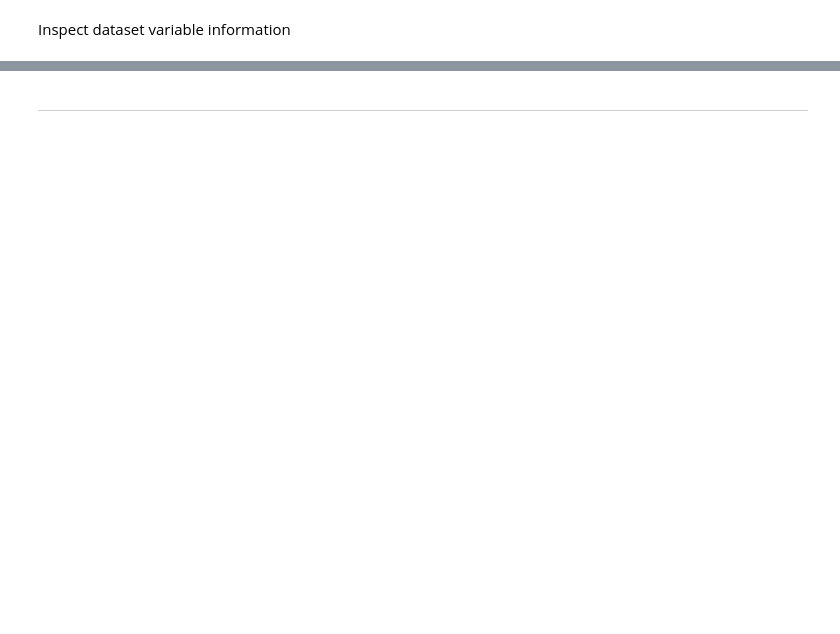
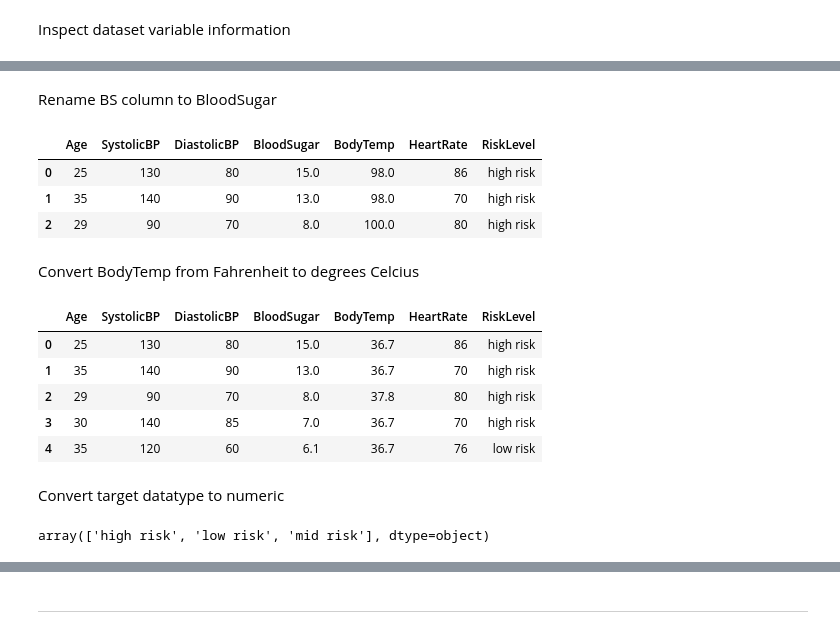
Before and after one commit to theresaabl/ML-maternal-health-risk, a Jupyter notebook: jupyter_notebooks/01-DataCollection.ipynb, the cells around one changed output, grey strips where cells are left out. Saved outputs shown, nothing was run; the diff lists cells and outputs as text; code cells hidden in the pictures; blank space fills up the shorter version.

```diff
--- a/jupyter_notebooks/01-DataCollection.ipynb
+++ b/jupyter_notebooks/01-DataCollection.ipynb
@@ -139,0 +132,2 @@ Section 2 content
+# %%
+df = pd.read_csv('inputs/datasets/maternal-health-risk-dataset-raw.csv')
@@ -162,0 +175,28 @@ print(maternal_health_risk.variables)
+# %% [markdown]
+Rename BS column to BloodSugar
+# %%
+df.rename(columns={"BS": "BloodSugar"}, inplace=True)
+df.head(3)
+# %% [output]
+|  | Age | SystolicBP | DiastolicBP | BloodSugar | BodyTemp | HeartRate | RiskLevel |
+| 0 | 25 | 130 | 80 | 15.0 | 98.0 | 86 | high risk |
+| 1 | 35 | 140 | 90 | 13.0 | 98.0 | 70 | high risk |
+| 2 | 29 | 90 | 70 | 8.0 | 100.0 | 80 | high risk |
+# %% [markdown]
+Convert BodyTemp from Fahrenheit to degrees Celcius
+# %%
+df['BodyTemp'] = df.apply(lambda x: round((x['BodyTemp']-32)*(5/9),1), axis=1)
+df.head()
+# %% [output]
+|  | Age | SystolicBP | DiastolicBP | BloodSugar | BodyTemp | HeartRate | RiskLevel |
+| 0 | 25 | 130 | 80 | 15.0 | 36.7 | 86 | high risk |
+| 1 | 35 | 140 | 90 | 13.0 | 36.7 | 70 | high risk |
+| 2 | 29 | 90 | 70 | 8.0 | 37.8 | 80 | high risk |
+| 3 | 30 | 140 | 85 | 7.0 | 36.7 | 70 | high risk |
+| 4 | 35 | 120 | 60 | 6.1 | 36.7 | 76 | low risk |
+# %% [markdown]
+Convert target datatype to numeric
+# %%
+df["RiskLevel"].unique()
+# %% [output]
+array(['high risk', 'low risk', 'mid risk'], dtype=object)
```
Also changed, not shown: parts of 22 cells of this notebook, 1 other file.
